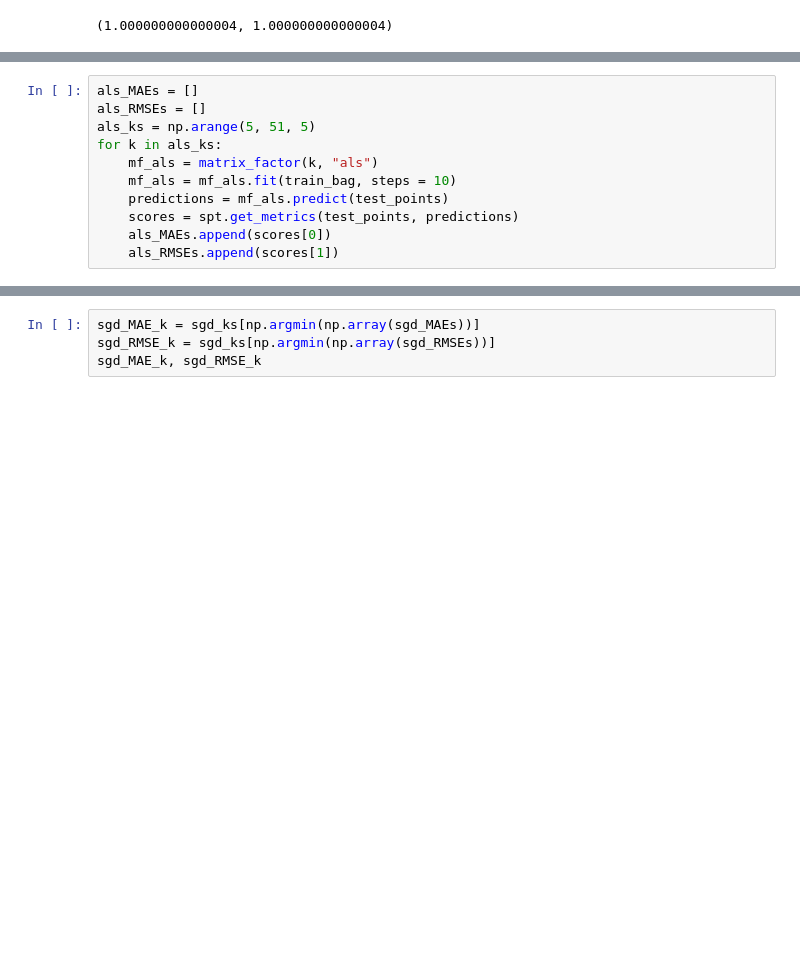
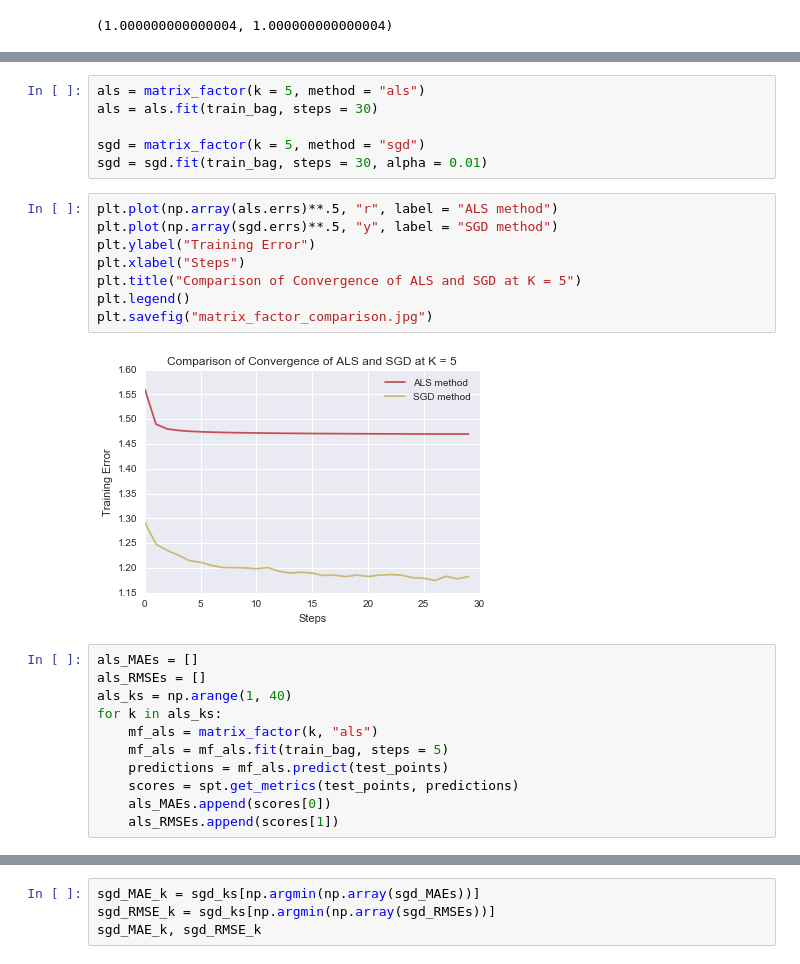
Before and after one commit to sar516/DS-GA-1003-Project, a Jupyter notebook: Performance_and_Comparison.ipynb, the cells around one changed output, grey strips where cells are left out. Cells and saved outputs as stored; diff of their text form; blank space fills up the shorter version.

```diff
--- a/Performance_and_Comparison.ipynb
+++ b/Performance_and_Comparison.ipynb
@@ -174,10 +174,26 @@ item_MAE_best, item_RMSE_best
+# %%
+als = matrix_factor(k = 5, method = "als")
+als = als.fit(train_bag, steps = 30)
+
+sgd = matrix_factor(k = 5, method = "sgd")
+sgd = sgd.fit(train_bag, steps = 30, alpha = 0.01)
+# %%
+plt.plot(np.array(als.errs)**.5, "r", label = "ALS method")
+plt.plot(np.array(sgd.errs)**.5, "y", label = "SGD method")
+plt.ylabel("Training Error")
+plt.xlabel("Steps")
+plt.title("Comparison of Convergence of ALS and SGD at K = 5")
+plt.legend()
+plt.savefig("matrix_factor_comparison.jpg")
+# %% [output]
+[figure, added]
 # %%
 als_MAEs = []
 als_RMSEs = []
-als_ks = np.arange(5, 51, 5)
+als_ks = np.arange(1, 40)
 for k in als_ks:
     mf_als = matrix_factor(k, "als")
-    mf_als = mf_als.fit(train_bag, steps = 10)
+    mf_als = mf_als.fit(train_bag, steps = 5)
     predictions = mf_als.predict(test_points)
     scores = spt.get_metrics(test_points, predictions)
     als_MAEs.append(scores[0])
```
Also changed, not shown: parts of 25 cells of this notebook, 3 other files.
